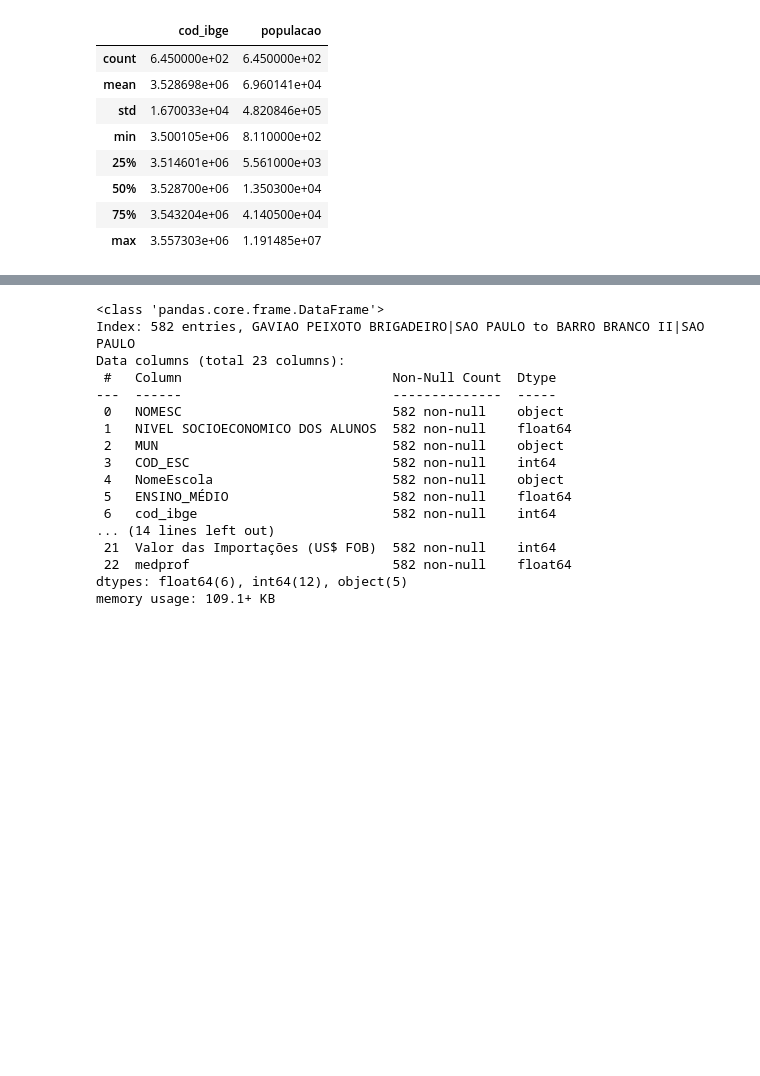
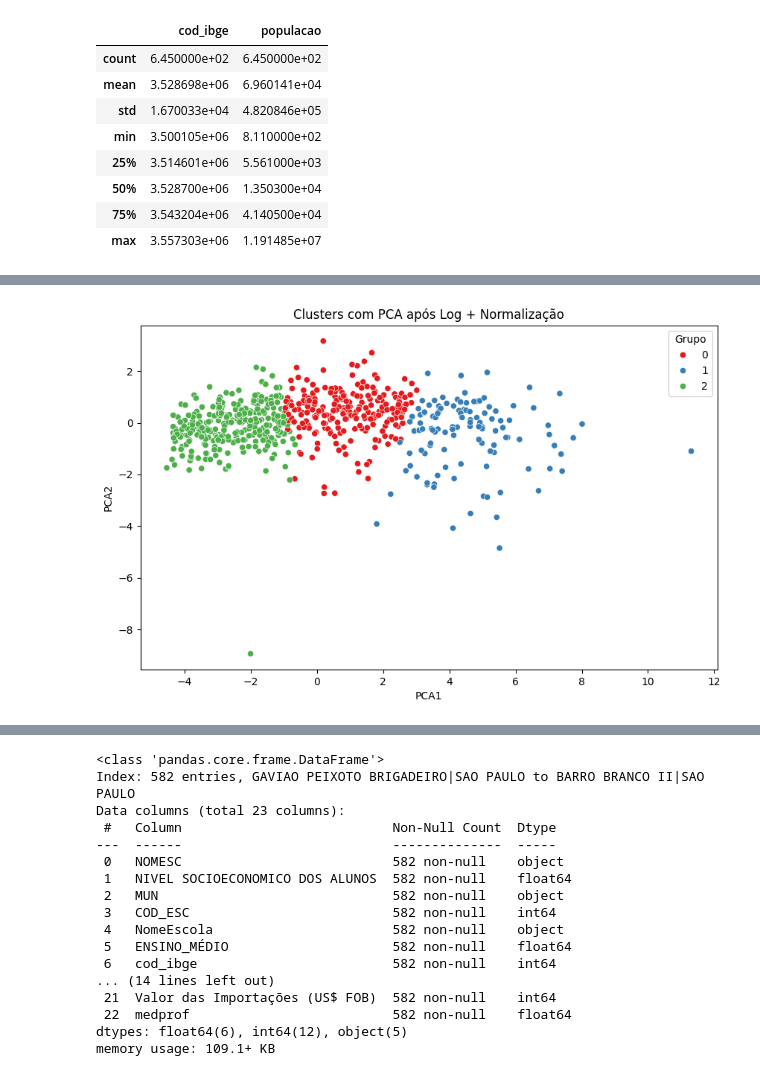
Before and after one commit to tiagogodoi/infra-ensino, a Jupyter notebook: TCC-final-2023.ipynb, the cells around one changed output, grey strips where cells are left out. Cells and saved outputs as stored; diff of their text form; code cells hidden in the pictures; blank space fills up the shorter version.

```diff
--- a/TCC-final-2023.ipynb
+++ b/TCC-final-2023.ipynb
@@ -339,0 +393,42 @@ df_completo.head()
+# %%
+#vou aplicar log pra reduzir a influencia de valores extremos
+colunas_log = [
+    'populacao', 'PIB', 'PIB per capita', 'Agropecuária',
+    'Indústria', 'Serviços', 'Valor adicionado',
+    'prof_tot_Enfermeiro', 'prof_tot_Médico',
+    'Valor das Exportações (US$ FOB)',
+    'Valor das Importações (US$ FOB)'
+]
+
+df_log = df
+# Aplica log1p (log(x+1)) para evitar problemas com 0
+for col in colunas_log:
+    df_log[col + '_log'] = np.log1p(df[col])
+# %%
+#refazer kmeans e pca
+from sklearn.preprocessing import StandardScaler
+
+# 1. Seleciona só as colunas _log
+X = df[[col + '_log' for col in colunas_log]]
+
+# 2. Normaliza
+scaler = StandardScaler()
+X_scaled = scaler.fit_transform(X)
+
+# 3. PCA
+pca = PCA(n_components=2)
+X_pca = pca.fit_transform(X_scaled)
+df['PCA1'] = X_pca[:, 0]
+df['PCA2'] = X_pca[:, 1]
+
+# 4. Clustering
+kmeans = KMeans(n_clusters=3, random_state=42)
+df['Grupo'] = kmeans.fit_predict(X_scaled)
+
+
+plt.figure(figsize=(10,6))
+sns.scatterplot(data=df, x='PCA1', y='PCA2', hue='Grupo', palette='Set1')
+plt.title('Clusters com PCA após Log + Normalização')
+plt.show()
+# %% [output]
+[figure, added]
```
Also changed, not shown: parts of 10 cells of this notebook.
